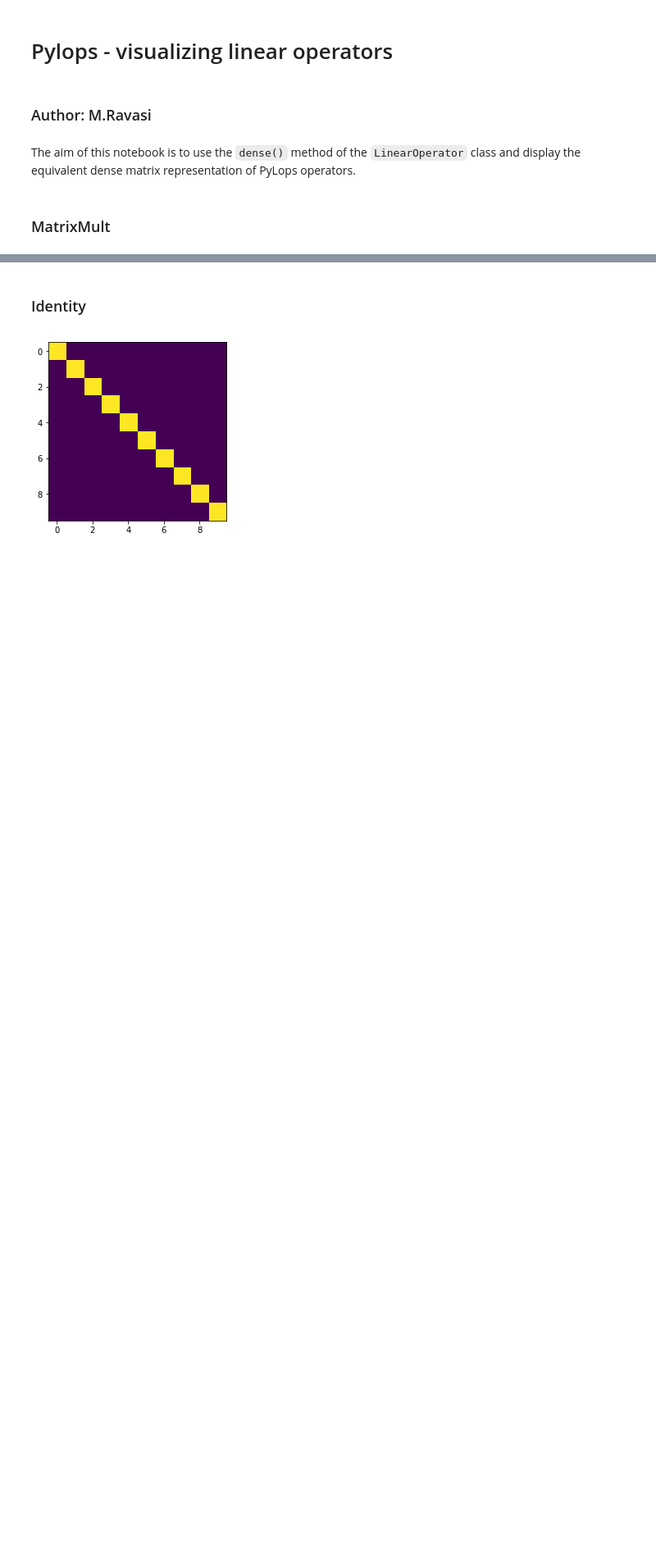
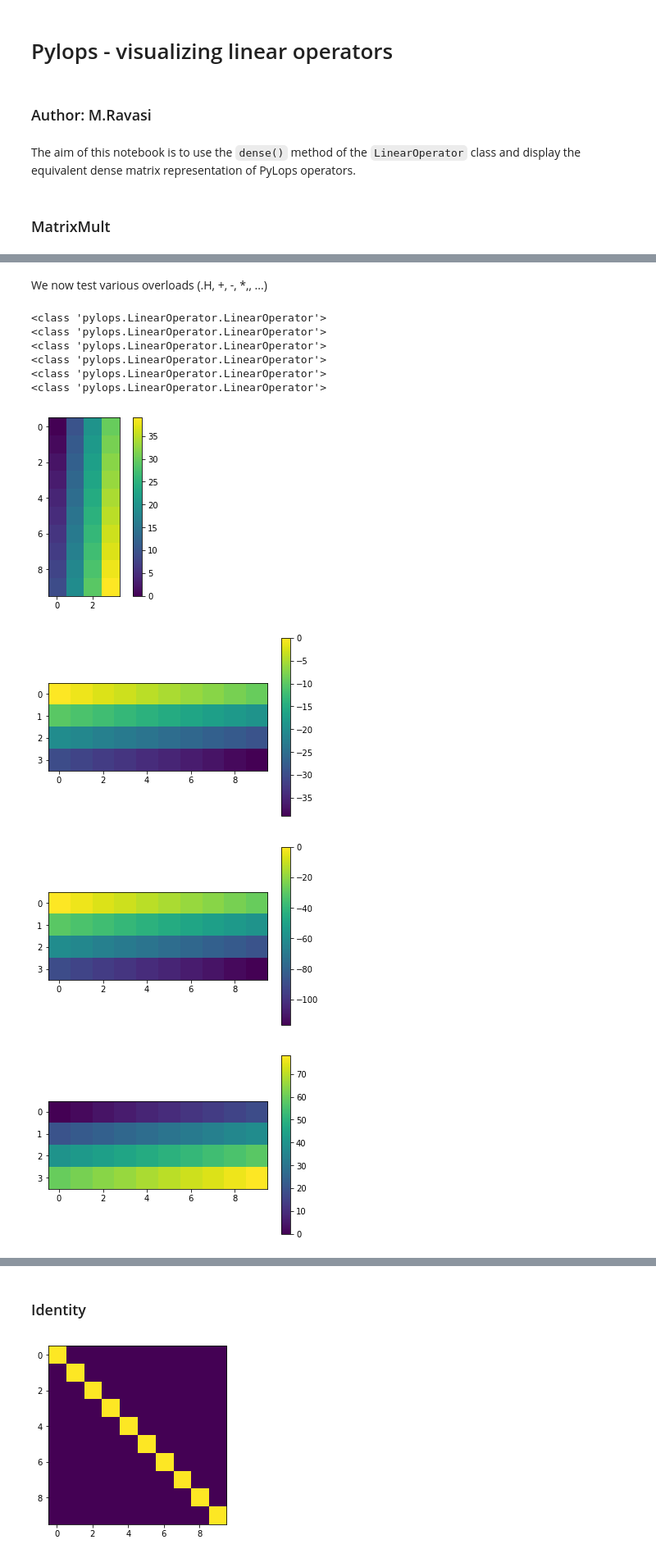
Before and after one commit to PyLops/pylops_notebooks, a Jupyter notebook: developement/Visualize_Operators.ipynb, the cells around one changed output, grey strips where cells are left out. Shown at 82% size. Cells and saved outputs as stored; diff of their text form; code cells hidden in the pictures; blank space fills up the shorter version.

```diff
--- a/developement/Visualize_Operators.ipynb
+++ b/developement/Visualize_Operators.ipynb
@@ -45,0 +47,79 @@ plt.imshow(M)
+# %% [markdown]
+We now test various overloads (.H, +, -, *,, ...)
+# %%
+Mop = MatrixMult(np.arange(40).reshape(4, 10))
+M = Mop.todense()
+
+# .H
+Mop1 = Mop.H
+M1 = Mop1.todense()
+print(type(Mop1))
+
+plt.figure()
+plt.imshow(M1)
+plt.colorbar();
+
+# .T (there was a bug until 1.4.0rc1)
+#Mop1 = Mop.T
+#M1 = Mop1.todense()
+#print(type(Mop1))
+
+#plt.figure()
+#plt.imshow(M1)
+#plt.colorbar();
+
+# negate
+Mop1 = - Mop
+M1 = Mop1.todense()
+print(type(Mop1))
+
+plt.figure()
+plt.imshow(M1)
+plt.colorbar();
+
+# multiply scalar
+Mop1 = -3 * Mop
+M1 = Mop1.todense()
+print(type(Mop1))
+
+plt.figure()
+plt.imshow(M1)
+plt.colorbar();
+
+# +
+Mop1 = Mop + Mop
+M1 = Mop1.todense()
+print(type(Mop1))
+
+plt.figure()
+plt.imshow(M1)
+plt.colorbar();
+
+# -
+Mop1 = Mop - Mop
+M1 = Mop1.todense()
+print(type(Mop1))
+
+plt.figure()
+plt.imshow(M1)
+plt.colorbar();
+
+# *
+Mop1 = Mop.H * Mop
+M1 = Mop1.todense()
+print(type(Mop1))
+
+plt.figure()
+plt.imshow(M1)
+plt.colorbar();
+# %% [output]
+<class 'pylops.LinearOperator.LinearOperator'>
+<class 'pylops.LinearOperator.LinearOperator'>
+<class 'pylops.LinearOperator.LinearOperator'>
+<class 'pylops.LinearOperator.LinearOperator'>
+<class 'pylops.LinearOperator.LinearOperator'>
+<class 'pylops.LinearOperator.LinearOperator'>
+[figure, added]
+[figure, added]
+[figure, added]
+[figure, added]
```
Also changed, not shown: parts of 50 cells of this notebook, 17 other files.
